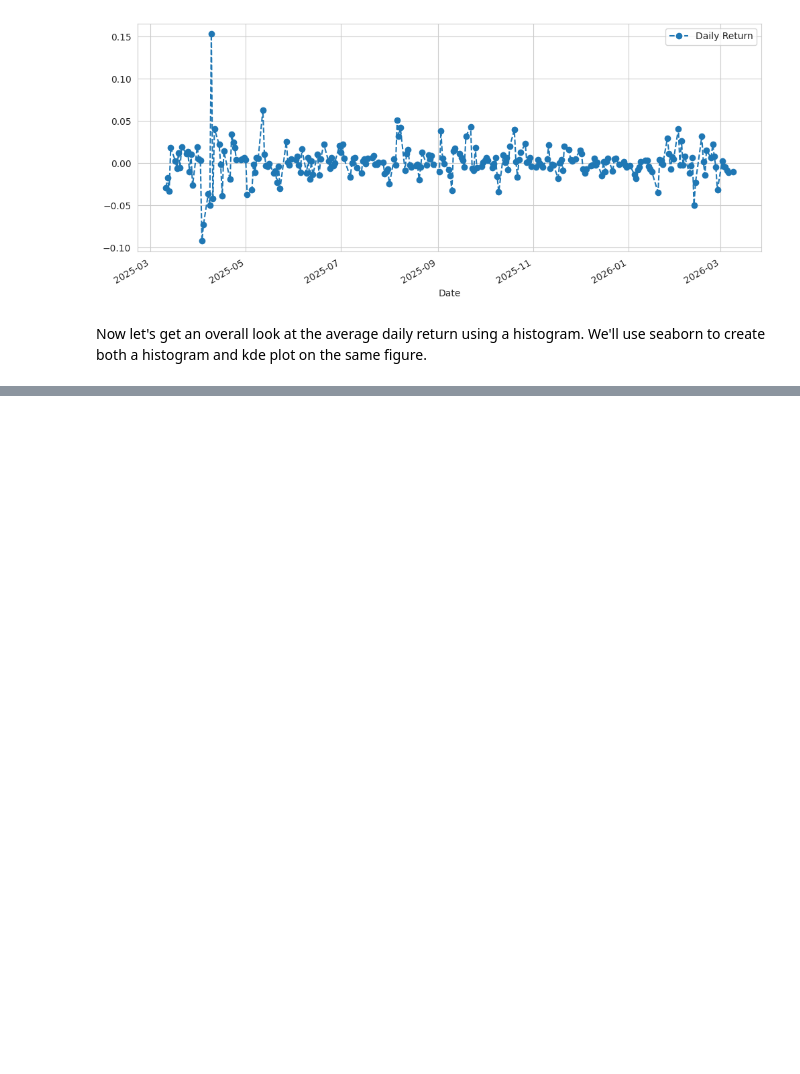
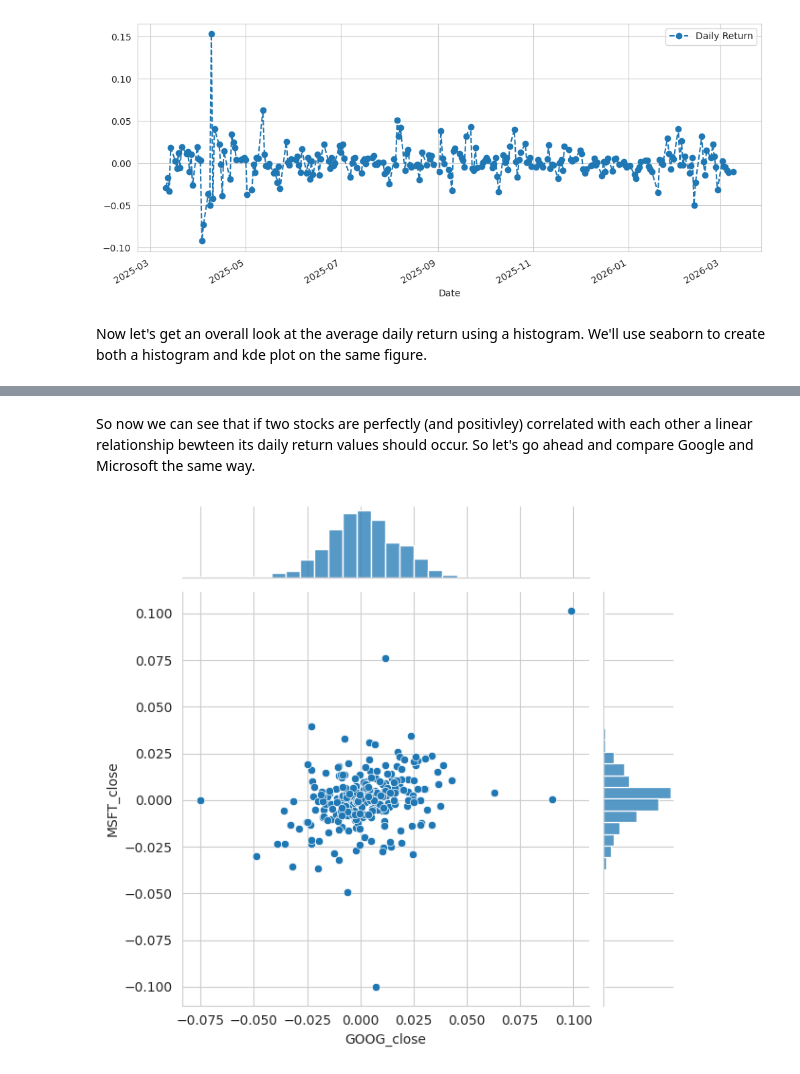
Before and after one commit to SaiShashankG/stock_market_risk_analysis_project, a Jupyter notebook: stock_analysis.ipynb, the cells around one changed output, grey strips where cells are left out. Saved outputs shown, nothing was run; the diff lists cells and outputs as text; code cells hidden in the pictures; blank space fills up the shorter version.

```diff
--- a/stock_analysis.ipynb
+++ b/stock_analysis.ipynb
@@ -182,0 +250,10 @@ Now let's get an overall look at the average daily return using a histogram. We'
+# %% [markdown]
+So now we can see that if two stocks are perfectly (and positivley) correlated with each other a linear relationship bewteen its daily return values should occur. So let's go ahead and compare Google and Microsoft the same way.
+# %%
+#We'll use joinplot to compare the daily returns of Google and Microsoft
+sns.jointplot(x='GOOG_close',y='MSFT_close',
+              data=tech_returns,
+              kind='scatter')
+plt.show()
+# %% [output]
+[figure, added]
```
Also changed, not shown: parts of 40 cells of this notebook, 1 other file.
